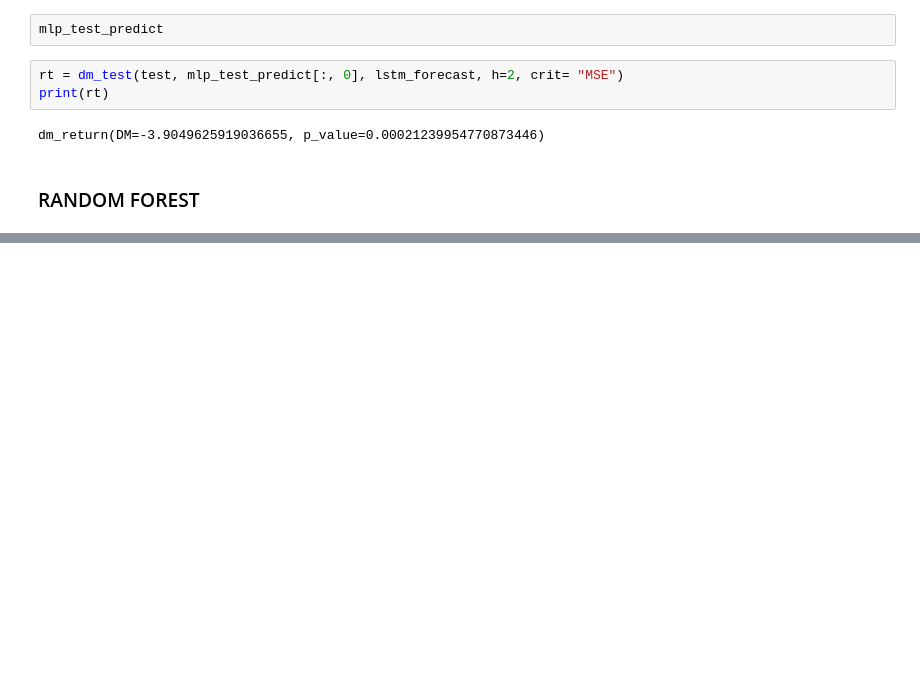
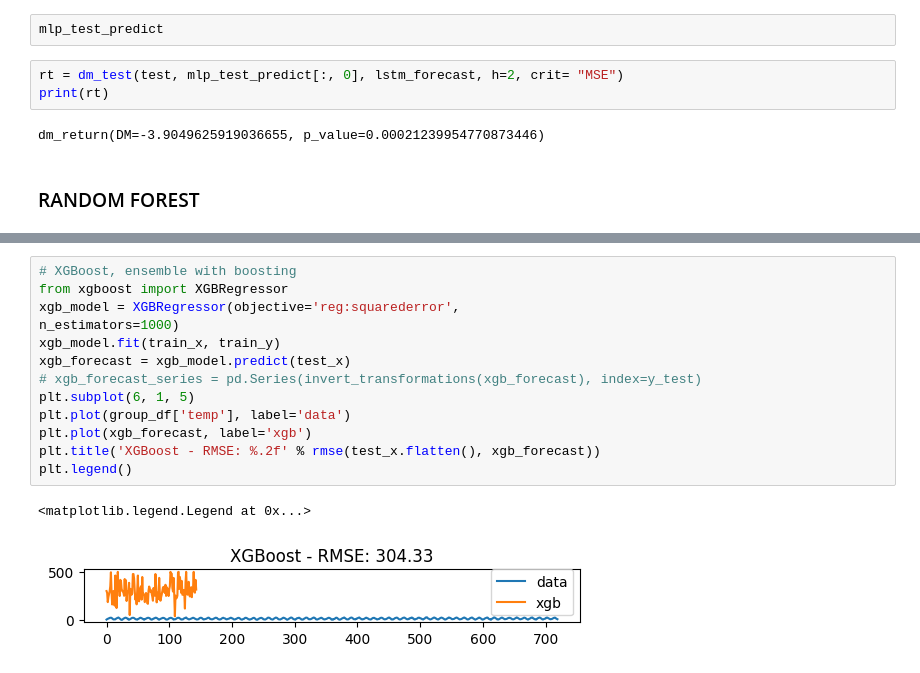
Before and after one commit to simonefontanella/op-anal, a Jupyter notebook: climate_change.ipynb, the cells around one changed output, grey strips where cells are left out. Cells and saved outputs as stored; diff of their text form; blank space fills up the shorter version.

```diff
--- a/climate_change.ipynb
+++ b/climate_change.ipynb
@@ -595,0 +609,16 @@ plt.legend()
+# %%
+# XGBoost, ensemble with boosting
+from xgboost import XGBRegressor
+xgb_model = XGBRegressor(objective='reg:squarederror',
+n_estimators=1000)
+xgb_model.fit(train_x, train_y)
+xgb_forecast = xgb_model.predict(test_x)
+# xgb_forecast_series = pd.Series(invert_transformations(xgb_forecast), index=y_test)
+plt.subplot(6, 1, 5)
+plt.plot(group_df['temp'], label='data')
+plt.plot(xgb_forecast, label='xgb')
+plt.title('XGBoost - RMSE: %.2f' % rmse(test_x.flatten(), xgb_forecast))
+plt.legend()
+# %% [output]
+<matplotlib.legend.Legend at 0x...>
+[figure, added]
```
Also changed, not shown: parts of 11 cells of this notebook.
